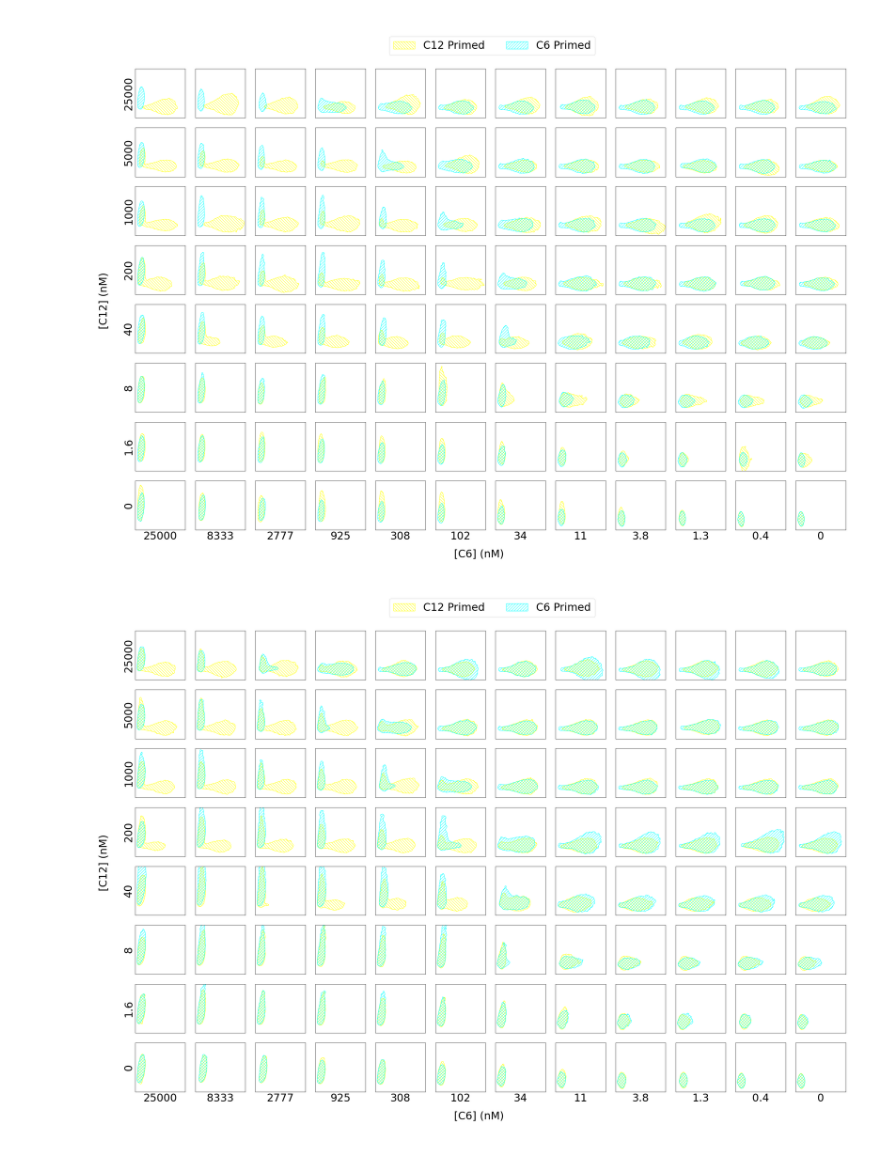
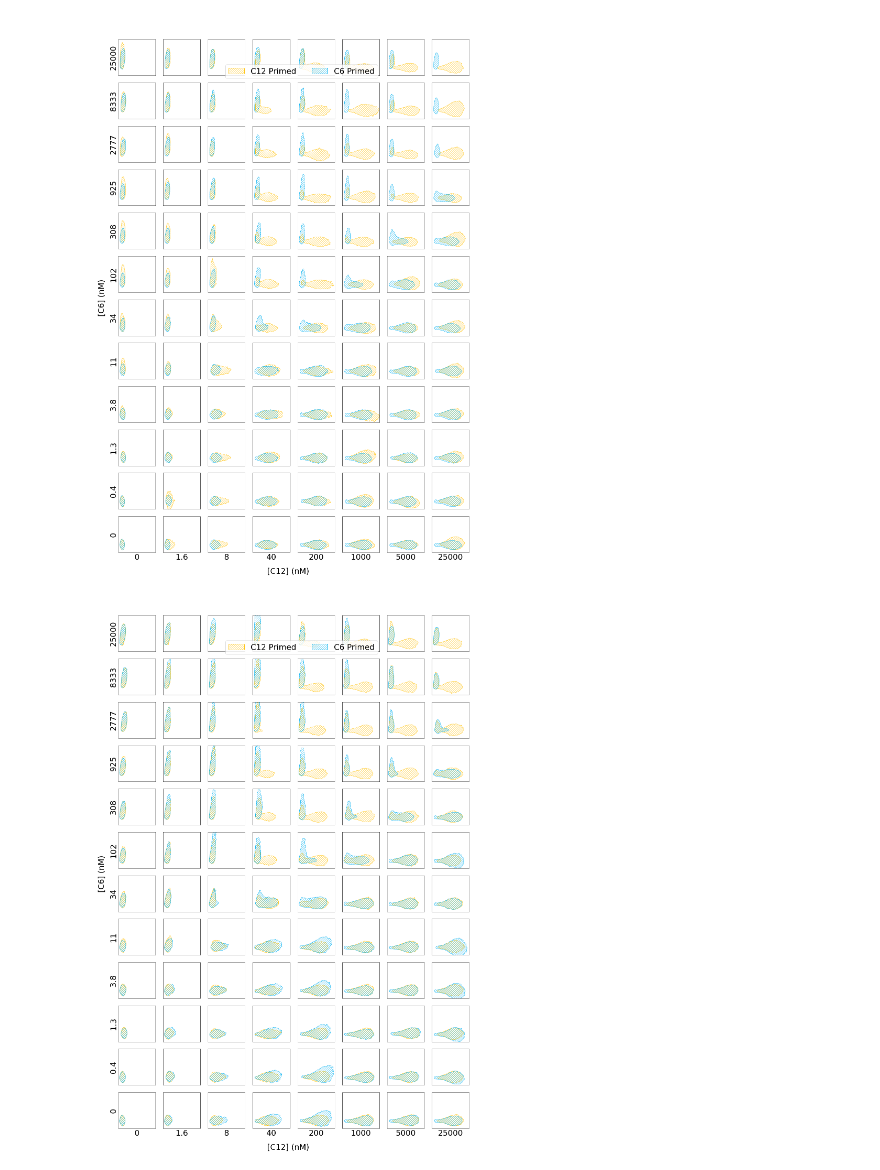
Before and after one commit to gszep/double-exclusive-reporter, a Jupyter notebook: data/flow-cytometry/hysteresis.ipynb, the cells around one changed output. Saved outputs shown, nothing was run; the diff lists cells and outputs as text; code cells hidden in the pictures.

```diff
--- a/data/flow-cytometry/hysteresis.ipynb
+++ b/data/flow-cytometry/hysteresis.ipynb
@@ -34,52 +34,53 @@ nrows,ncols = 8,12
 bistability = zeros((3,nrows,ncols))
 for batch in range(3) :
 
-    fig, axs = subplots(nrows,ncols,
-        figsize=(3*ncols,3*nrows),
+    fig, axs = subplots(ncols,nrows,
+        figsize=(3*nrows,3*ncols),
         sharex=True,sharey=True)
 
     for idx in fcs.plates['C6'][batch]:
 
         i = list(fcs.row_layout.values()).index(idx[0])
         j = list(fcs.col_layout.values()).index(idx[1])+1
-        ax = subplot(nrows,ncols,i*ncols+j)
+        ax = subplot(ncols,nrows,(j-1)*nrows+nrows-i)
 
         c12 = array([1,2])*fcs.plates['C12'][batch][idx].data[['Y','C']]
         c6 =  array([1,2])*fcs.plates['C6'][batch][idx].data[['Y','C']]
 
         c12 = c12.loc[~c12.isna().any(axis=1)]
         c6 = c6.loc[~c6.isna().any(axis=1)]
 
         c12 = Polygon( density_contour(c12.Y,c12.C),
-            closed=True ,label='C12 Primed', fill=False, hatch='\\\\\\',color='yellow')
+            closed=True ,label='C12 Primed', fill=False, hatch='\\\\\\',color='#ffc000')
 
         c6 = Polygon( density_contour(c6.Y,c6.C),
-            closed=True, label='C6 Primed', fill=False, hatch='///',color='cyan')
+            closed=True, label='C6 Primed', fill=False, hatch='///',color='#00b0f0')
 
         ax.add_patch(c12)
         ax.add_patch(c6)
 
         c12 = ShapelyPolygon(c12.get_xy())
         c6 = ShapelyPolygon(c6.get_xy())
 
-        bistability[batch,i,j-1] = 1-c12.intersection(c6).area/c12.union(c6).area
+        bistability[batch,i,j-1] = c12.intersection(c6).area/c12.union(c6).area
 
         ax.axes.set_xticks([])
         ax.axes.set_yticks([])
 
         ax.axes.set_xlim(-1/2,4/2)
         ax.axes.set_ylim(-1/4,5/2)
 
-        if j == 1 :
-            ax.axes.set_ylabel(idx[0],fontsize=30)
+        if j == 12 :
+            ax.axes.set_xlabel(idx[0],fontsize=30)
         if i == 7 :
-            ax.axes.set_xlabel(idx[1],fontsize=30)
+            ax.axes.set_ylabel(idx[1],fontsize=30)
 
         handles,labels = ax.axes.get_legend_handles_labels()
-    figlegend(handles, labels, loc=(0.39,0.93),ncol=2,fontsize=30)
+    figlegend(handles, labels, loc=(0.345,0.89),ncol=2,fontsize=30)
 
-    fig.text(0.50, 0.08, '[C6] (nM)', ha='center', fontsize=30)
-    fig.text(0.085, 0.50, '[C12] (nM)', va='center', fontsize=30, rotation='vertical')
+    fig.text(0.50, 0.094, '[C12] (nM)', ha='center', fontsize=30)
+    fig.text(0.080, 0.50, '[C6] (nM)', va='center', fontsize=30, rotation='vertical')
+    savefig('./hysterisis-{}.pdf'.format(batch))
 # %% [output]
-[figure, old version]
+[figure, new version]
-[figure, old version]
+[figure, new version]
```
Also changed, not shown: parts of 2 cells of this notebook.
